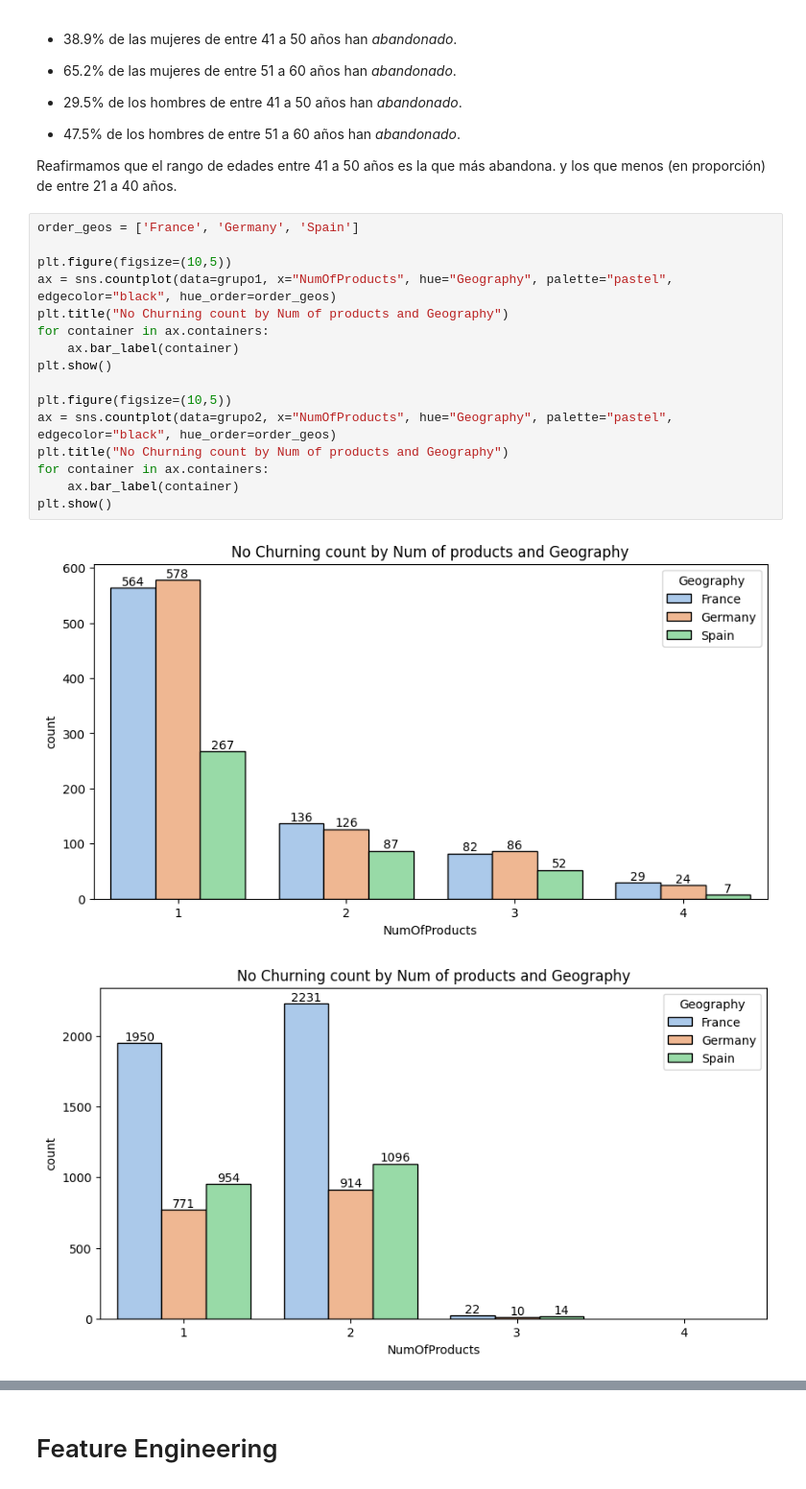
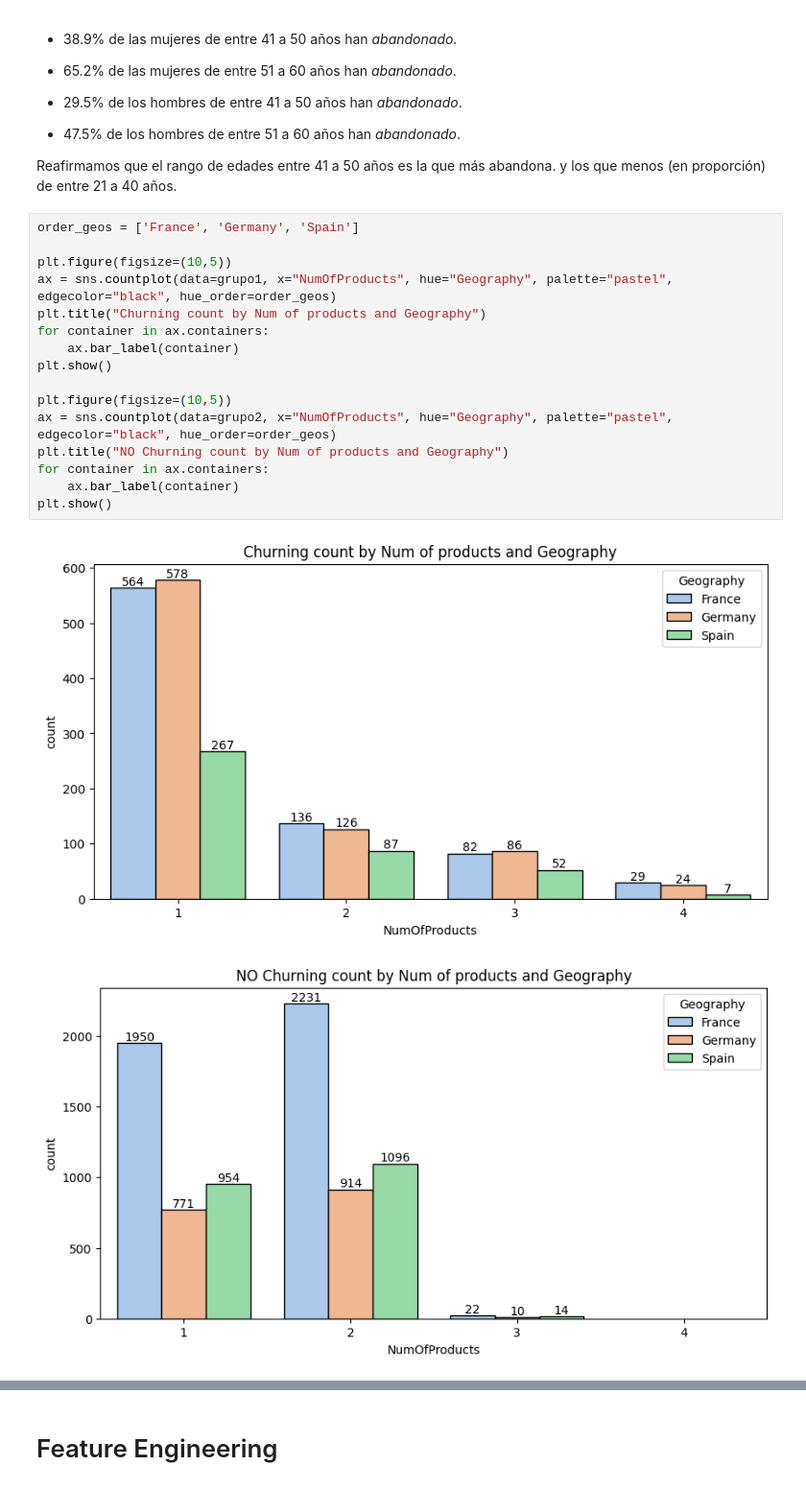
Before and after one commit to ricardo4lvarez/Portfolio_Data_Analist, a Jupyter notebook: 01_Churn/Churn.ipynb, the cells around one changed output, grey strips where cells are left out. Shown at 96% size. Saved outputs shown, nothing was run; the diff lists cells and outputs as text.

Commit message:
Update Churn

```diff
--- a/01_Churn/Churn.ipynb
+++ b/01_Churn/Churn.ipynb
@@ -360,21 +359,21 @@ Reafirmamos que el rango de edades entre 41 a 50 años es la que más abandona.
 # %%
 order_geos = ['France', 'Germany', 'Spain']
 
 plt.figure(figsize=(10,5))
 ax = sns.countplot(data=grupo1, x="NumOfProducts", hue="Geography", palette="pastel", edgecolor="black", hue_order=order_geos)
-plt.title("No Churning count by Num of products and Geography")
+plt.title("Churning count by Num of products and Geography")
 for container in ax.containers:
     ax.bar_label(container)
 plt.show()
 
 plt.figure(figsize=(10,5))
 ax = sns.countplot(data=grupo2, x="NumOfProducts", hue="Geography", palette="pastel", edgecolor="black", hue_order=order_geos)
-plt.title("No Churning count by Num of products and Geography")
+plt.title("NO Churning count by Num of products and Geography")
 for container in ax.containers:
     ax.bar_label(container)
 plt.show()
 # %% [output]
-[figure, old version]
+[figure, new version]
 [figure]
 # %% [markdown]
 ### Insights
```
Also changed, not shown: parts of 33 cells of this notebook.
